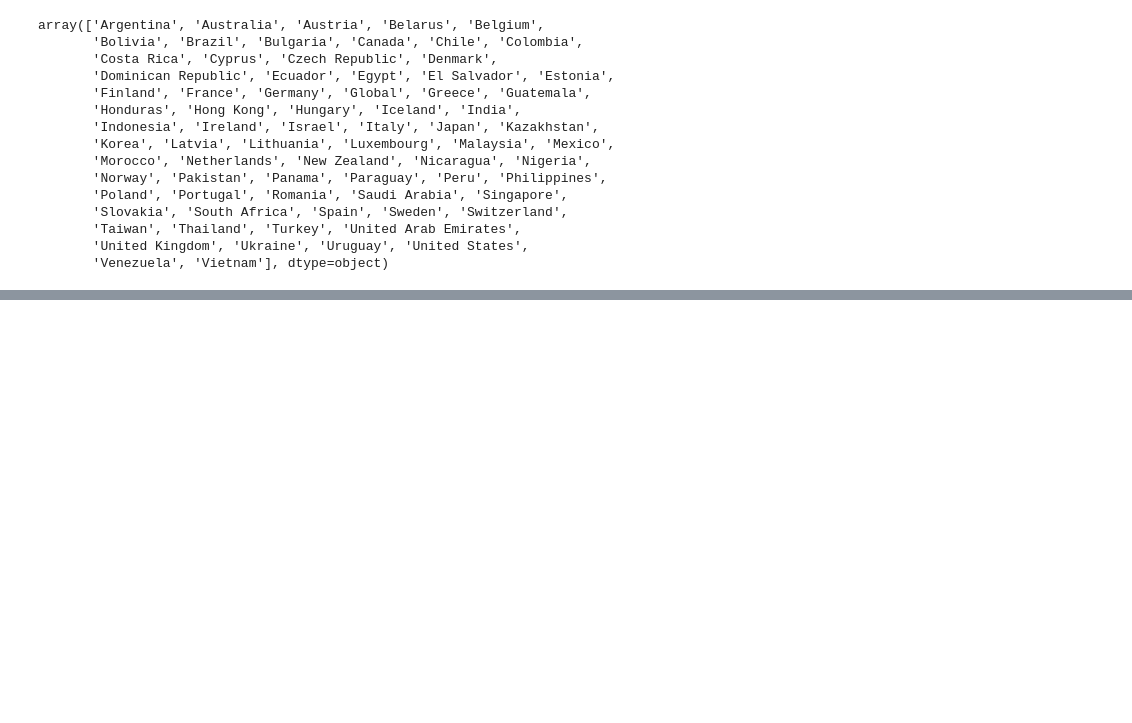
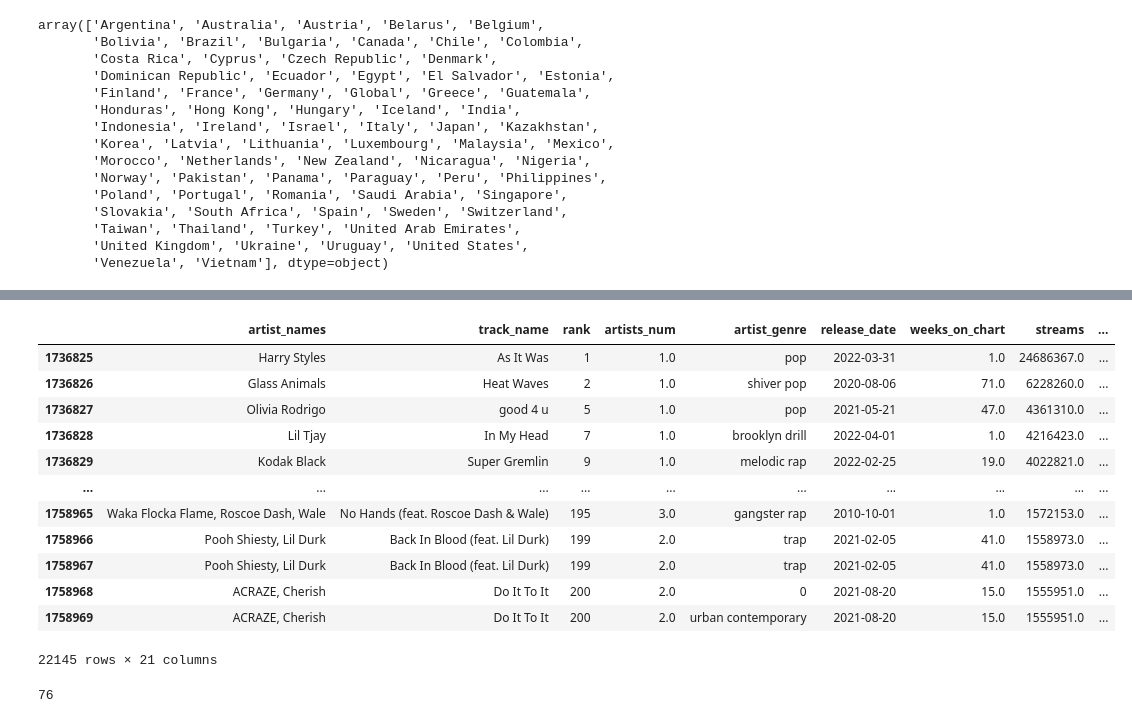
Before and after one commit to cmbutler83/SongAttributesVSPopularity, a Jupyter notebook: Explore_data.ipynb, the cells around one changed output, grey strips where cells are left out. Saved outputs shown, nothing was run; the diff lists cells and outputs as text; code cells hidden in the pictures; blank space fills up the shorter version.

```diff
--- a/Explore_data.ipynb
+++ b/Explore_data.ipynb
@@ -222,0 +273,22 @@ array(['Argentina', 'Australia', 'Austria', 'Belarus', 'Belgium',
+# %%
+usa_df = music_removed.loc[music_removed['country'] == 'United States']
+usa_df
+# %% [output]
+|  | artist_names | track_name | rank | artists_num | artist_genre | release_date | weeks_on_chart | streams | ... |
+| 1736825 | Harry Styles | As It Was | 1 | 1.0 | pop | 2022-03-31 | 1.0 | 24686367.0 | ... |
+| 1736826 | Glass Animals | Heat Waves | 2 | 1.0 | shiver pop | 2020-08-06 | 71.0 | 6228260.0 | ... |
+| 1736827 | Olivia Rodrigo | good 4 u | 5 | 1.0 | pop | 2021-05-21 | 47.0 | 4361310.0 | ... |
+| 1736828 | Lil Tjay | In My Head | 7 | 1.0 | brooklyn drill | 2022-04-01 | 1.0 | 4216423.0 | ... |
+| 1736829 | Kodak Black | Super Gremlin | 9 | 1.0 | melodic rap | 2022-02-25 | 19.0 | 4022821.0 | ... |
+| ... | ... | ... | ... | ... | ... | ... | ... | ... | ... |
+| 1758965 | Waka Flocka Flame, Roscoe Dash, Wale | No Hands (feat. Roscoe Dash & Wale) | 195 | 3.0 | gangster rap | 2010-10-01 | 1.0 | 1572153.0 | ... |
+| 1758966 | Pooh Shiesty, Lil Durk | Back In Blood (feat. Lil Durk) | 199 | 2.0 | trap | 2021-02-05 | 41.0 | 1558973.0 | ... |
+| 1758967 | Pooh Shiesty, Lil Durk | Back In Blood (feat. Lil Durk) | 199 | 2.0 | trap | 2021-02-05 | 41.0 | 1558973.0 | ... |
+| 1758968 | ACRAZE, Cherish | Do It To It | 200 | 2.0 | 0 | 2021-08-20 | 15.0 | 1555951.0 | ... |
+| 1758969 | ACRAZE, Cherish | Do It To It | 200 | 2.0 | urban contemporary | 2021-08-20 | 15.0 | 1555951.0 | ... |
+22145 rows × 21 columns
+# %%
+dates_unique = usa_df['week'].unique()
+len(dates_unique)
+# %% [output]
+76
```
Also changed, not shown: parts of 12 cells of this notebook.
